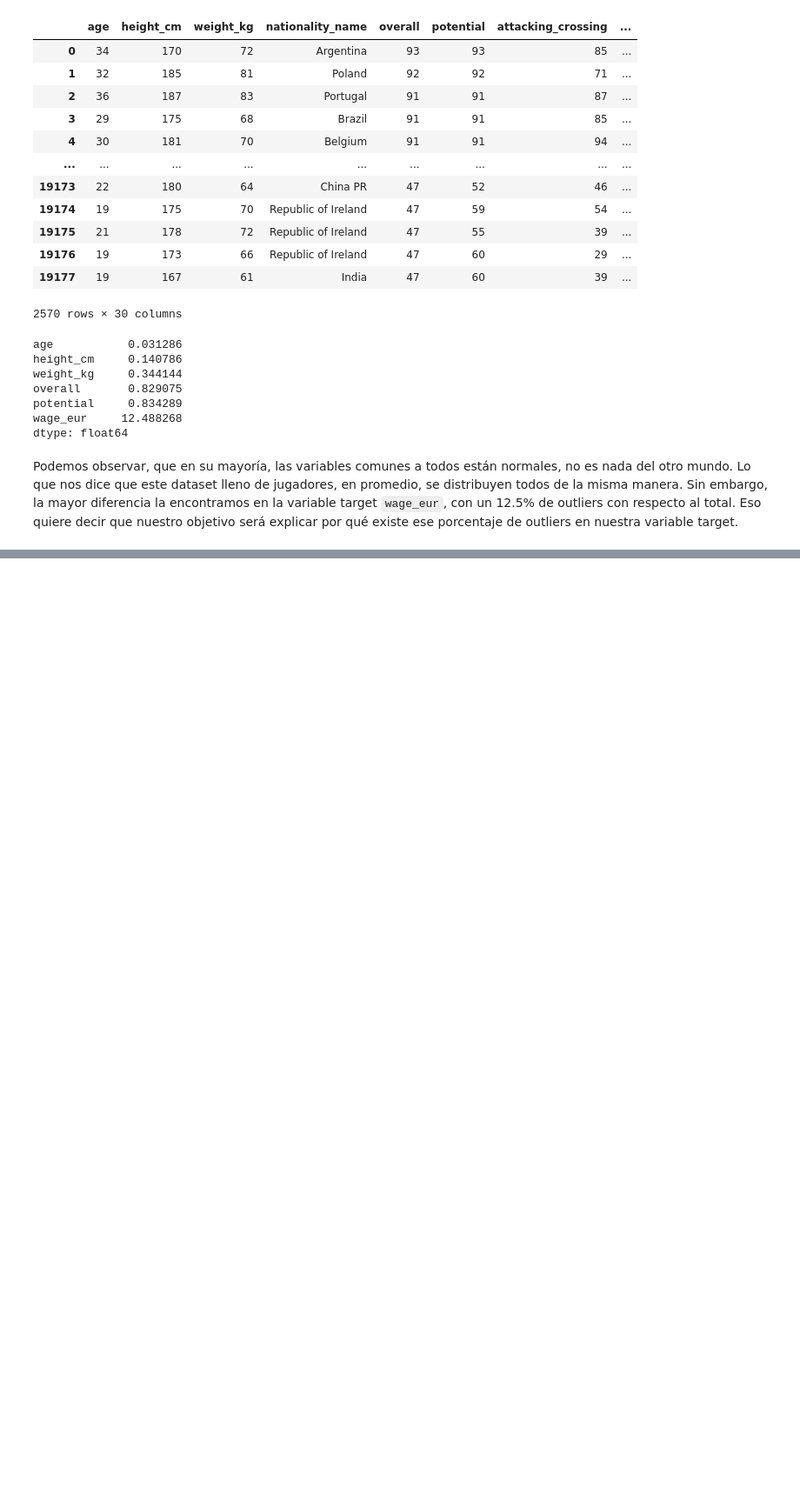
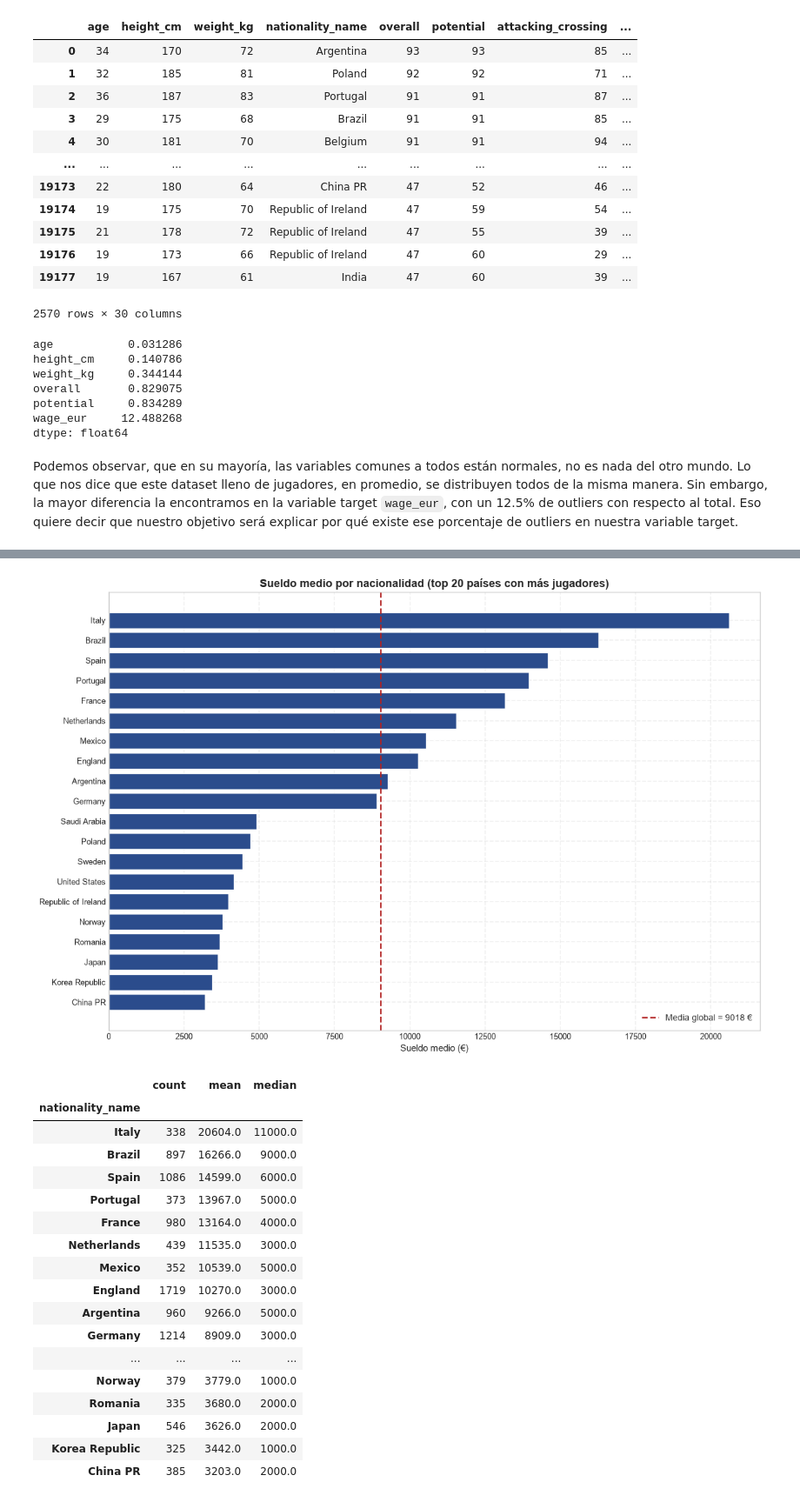
Before and after one commit to devrenato56/football-salaries-ml, a Jupyter notebook: notebooks/01_eda.ipynb, the cells around one changed output, grey strips where cells are left out. Shown at 87% size. Cells and saved outputs as stored; diff of their text form; code cells hidden in the pictures; blank space fills up the shorter version.

```diff
--- a/notebooks/01_eda.ipynb
+++ b/notebooks/01_eda.ipynb
@@ -571,0 +806,48 @@ En la siguiente parte de nuestro estudio exploraremos todos los datos que hemos
+# %%
+# Trabajamos sobre el top 20 de países con más jugadores (definido en la sección de calidad de datos)
+top20 = df_new["nationality_name"].value_counts().head(20).index
+df_top20 = df_new[df_new["nationality_name"].isin(top20)]
+
+# Sueldo medio y mediano por país, ordenado por la media
+wage_por_pais = (
+    df_top20.groupby("nationality_name")["wage_eur"]
+    .agg(["count", "mean", "median"])
+    .sort_values("mean", ascending=False)
+)
+
+# Gráfico de barras del sueldo medio por país
+plt.style.use("seaborn-v0_8-whitegrid")
+fig, ax = plt.subplots(figsize=(12, 8))
+orden = wage_por_pais.sort_values("mean")
+ax.barh(orden.index, orden["mean"], color="#2b4c8c", edgecolor="white")
+ax.axvline(df_new["wage_eur"].mean(), color="firebrick", linestyle="--", linewidth=1.8,
+           label=f"Media global = {df_new['wage_eur'].mean():.0f} €")
+ax.set_xlabel("Sueldo medio (€)", fontsize=11)
+ax.set_title("Sueldo medio por nacionalidad (top 20 países con más jugadores)", fontsize=13, fontweight="bold")
+ax.tick_params(labelsize=9)
+ax.grid(alpha=0.3, linestyle="--", linewidth=1.2)
+ax.legend(fontsize=10, loc="lower right")
+plt.tight_layout()
+plt.show()
+
+wage_por_pais.round(0)
+# %% [output]
+[figure, added]
+|  | count | mean | median |
+| nationality_name |  |  |  |
+| Italy | 338 | 20604.0 | 11000.0 |
+| Brazil | 897 | 16266.0 | 9000.0 |
+| Spain | 1086 | 14599.0 | 6000.0 |
+| Portugal | 373 | 13967.0 | 5000.0 |
+| France | 980 | 13164.0 | 4000.0 |
+| Netherlands | 439 | 11535.0 | 3000.0 |
+| Mexico | 352 | 10539.0 | 5000.0 |
+| England | 1719 | 10270.0 | 3000.0 |
+| Argentina | 960 | 9266.0 | 5000.0 |
+| Germany | 1214 | 8909.0 | 3000.0 |
+| ... | ... | ... | ... |
+| Norway | 379 | 3779.0 | 1000.0 |
+| Romania | 335 | 3680.0 | 2000.0 |
+| Japan | 546 | 3626.0 | 2000.0 |
+| Korea Republic | 325 | 3442.0 | 1000.0 |
+| China PR | 385 | 3203.0 | 2000.0 |
```
Also changed, not shown: parts of 26 cells of this notebook, 9 other files.
